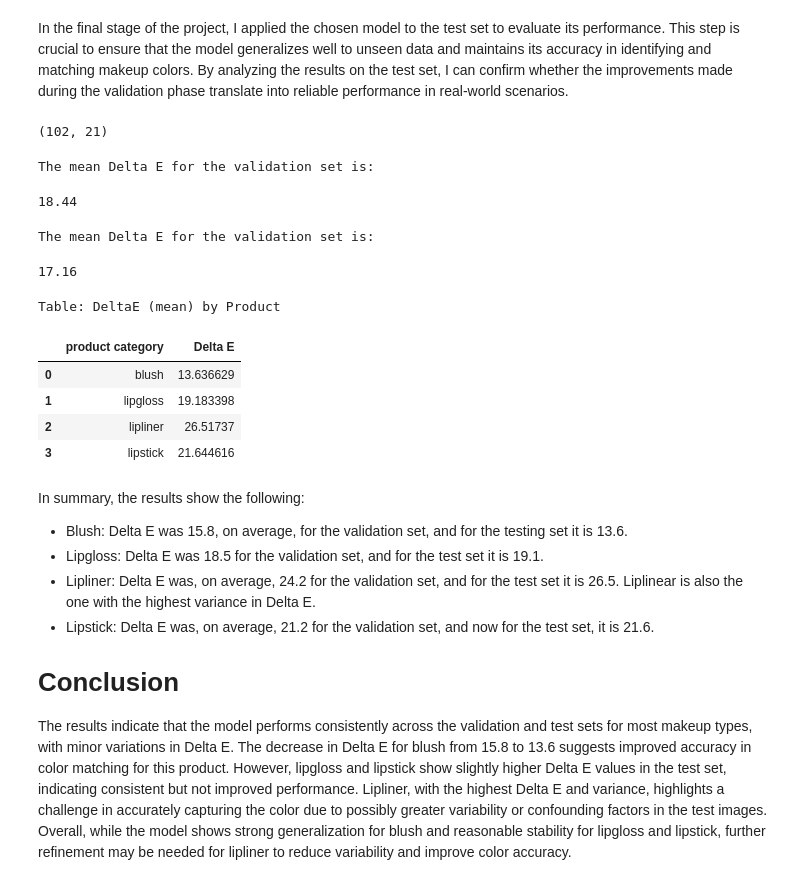
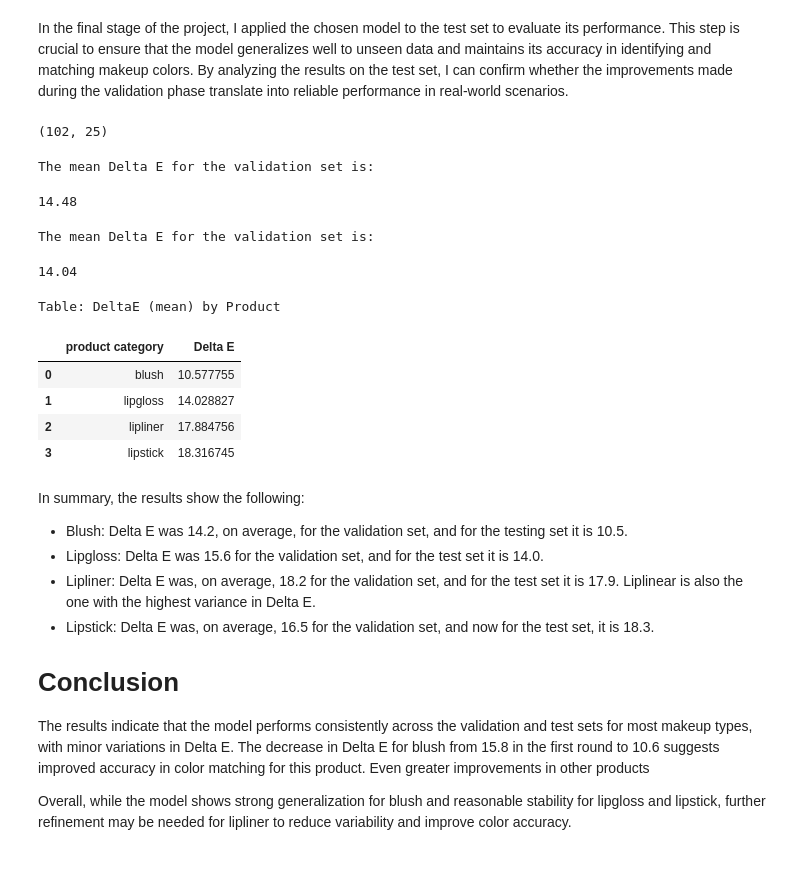
Before and after one commit to ConstanzaSchibber/capstone_colors, a Jupyter notebook: notebooks/2_Model_A_for_color_identification.ipynb, the cells around one changed output. Saved outputs shown, nothing was run; the diff lists cells and outputs as text; code cells hidden in the pictures.

```diff
--- a/notebooks/2_Model_A_for_color_identification.ipynb
+++ b/notebooks/2_Model_A_for_color_identification.ipynb
@@ -1015,0 +1211,3 @@ df_all.to_csv('/content/drive/My Drive/data_4_cluster_output.csv')
+# %%
+df['mean_lab_3'] = pd.Series(dtype='object')
+df['peak_lab_3'] = pd.Series(dtype='object')
@@ -1015,0 +1216,9 @@ df_all.to_csv('/content/drive/My Drive/data_4_cluster_output.csv')
+# %%
+for i in range(len(df)):
+  #print(str(df.img_name[i]))
+  path = '/content/drive/MyDrive/makeup_img/' + str(df.img_name[i])
+  colors_output = analyze_image_colors(path)
+  mean_value = list(colors_output[0])
+  peak_value = list(colors_output[1])
+  df.at[i, 'mean_lab_3'] = mean_value
+  df.at[i, 'peak_lab_3'] = peak_value
@@ -1015,0 +1306,9 @@ df_all.to_csv('/content/drive/My Drive/data_4_cluster_output.csv')
+# %%
+df['diff_lab_3'] = pd.Series(dtype='object')
+
+for i in range(len(df)):
+  if df.ground_truth[i] == 1:
+    diff = deltaE_ciede2000(df.mean_lab_3[i], list(map(float, df.ground_truth_CIELAB[i].strip('[]').split())))
+    df.loc[i, 'diff_lab_3'] = diff
+  else:
+    df.loc[i, 'diff_lab_3'] = np.nan
@@ -1018,44 +1540,46 @@ df_all.to_csv('/content/drive/My Drive/data_4_cluster_output.csv')
 # %% [markdown]
 In the final stage of the project, I applied the chosen model to the test set to evaluate its performance. This step is crucial to ensure that the model generalizes well to unseen data and maintains its accuracy in identifying and matching makeup colors. By analyzing the results on the test set, I can confirm whether the improvements made during the validation phase translate into reliable performance in real-world scenarios.
 # %%
-df_test = pd.merge(df_all, test_df['id'], how='inner', on='id')
+df_test = pd.merge(df, test_df['id'], how='inner', on='id')
 df_test.shape
 # %% [output]
-(102, 21)
+(102, 25)
 # %%
 print('The mean Delta E for the validation set is:')
-round(df_test.diff_lab_2.mean(),2)
+round(df_test.diff_lab_3.mean(),2)
 # %% [output]
 The mean Delta E for the validation set is:
-18.44
+14.48
 # %%
 print('The mean Delta E for the validation set is:')
-round(df_test.diff_lab_2.median(),2)
+round(df_test.diff_lab_3.median(),2)
 # %% [output]
 The mean Delta E for the validation set is:
-17.16
+14.04
 # %%
-product_deltaE = df_test.diff_lab_2.groupby(df_test.category).mean()
+product_deltaE = df_test.diff_lab_3.groupby(df_test.category).mean()
 product_deltaE = product_deltaE.reset_index()
 product_deltaE.columns = ['product category', 'Delta E']
 
 print('Table: DeltaE (mean) by Product')
 product_deltaE
 # %% [output]
 Table: DeltaE (mean) by Product
 |  | product category | Delta E |
-| 0 | blush | 13.636629 |
-| 1 | lipgloss | 19.183398 |
-| 2 | lipliner | 26.51737 |
-| 3 | lipstick | 21.644616 |
+| 0 | blush | 10.577755 |
+| 1 | lipgloss | 14.028827 |
+| 2 | lipliner | 17.884756 |
+| 3 | lipstick | 18.316745 |
 # %% [markdown]
 In summary, the results show the following:
 
-- Blush: Delta E was 15.8, on average, for the validation set, and for the testing set it is 13.6.
-- Lipgloss: Delta E was 18.5 for the validation set, and for the test set it is 19.1.
-- Lipliner: Delta E was, on average, 24.2 for the validation set, and for the test set it is  26.5. Liplinear is also the one with the highest variance in Delta E.
-- Lipstick: Delta E was, on average, 21.2 for the validation set, and now for the test set, it is 21.6.
+- Blush: Delta E was 14.2, on average, for the validation set, and for the testing set it is 10.5.
+- Lipgloss: Delta E was 15.6 for the validation set, and for the test set it is 14.0.
+- Lipliner: Delta E was, on average, 18.2 for the validation set, and for the test set it is  17.9. Liplinear is also the one with the highest variance in Delta E.
+- Lipstick: Delta E was, on average, 16.5 for the validation set, and now for the test set, it is 18.3.
 
 # Conclusion
 
-The results indicate that the model performs consistently across the validation and test sets for most makeup types, with minor variations in Delta E. The decrease in Delta E for blush from 15.8 to 13.6 suggests improved accuracy in color matching for this product. However, lipgloss and lipstick show slightly higher Delta E values in the test set, indicating consistent but not improved performance. Lipliner, with the highest Delta E and variance, highlights a challenge in accurately capturing the color due to possibly greater variability or confounding factors in the test images. Overall, while the model shows strong generalization for blush and reasonable stability for lipgloss and lipstick, further refinement may be needed for lipliner to reduce variability and improve color accuracy.
+The results indicate that the model performs consistently across the validation and test sets for most makeup types, with minor variations in Delta E. The decrease in Delta E for blush from 15.8 in the first round to 10.6 suggests improved accuracy in color matching for this product. Even greater improvements in other products
+
+Overall, while the model shows strong generalization for blush and reasonable stability for lipgloss and lipstick, further refinement may be needed for lipliner to reduce variability and improve color accuracy.
```
Also changed, not shown: parts of 28 cells of this notebook.
